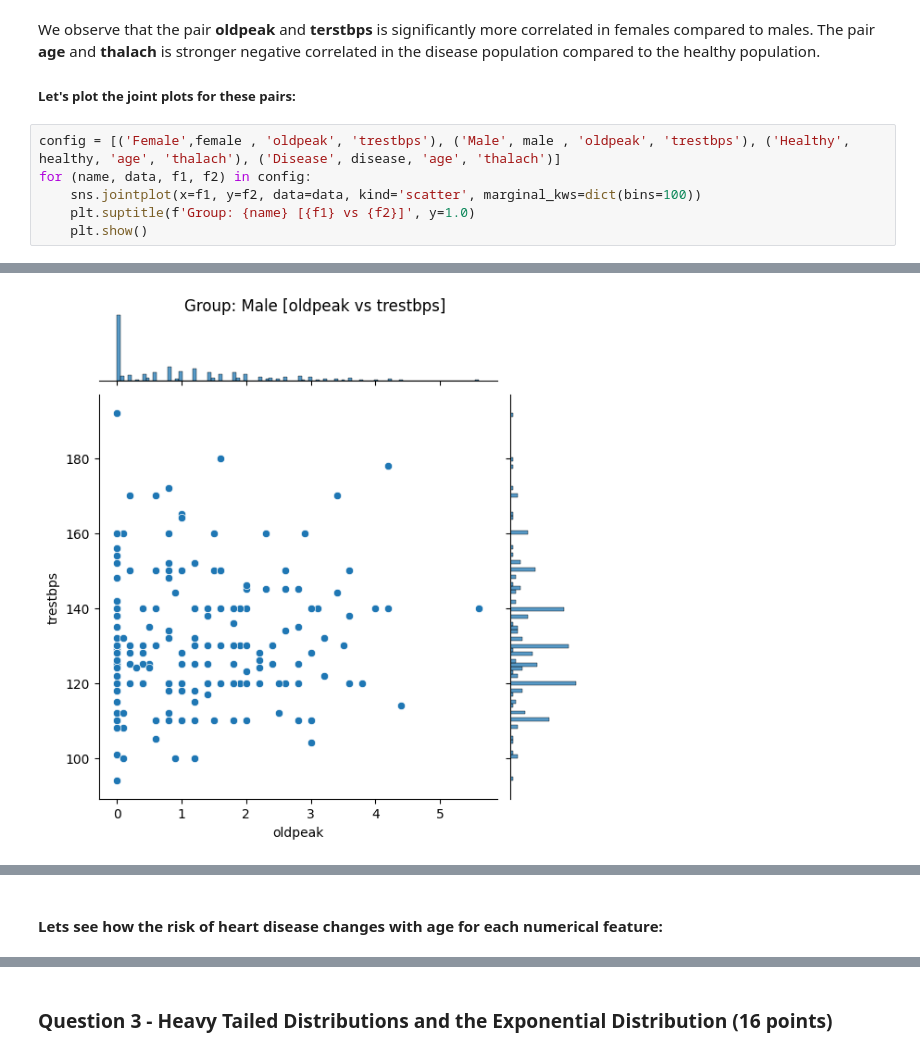
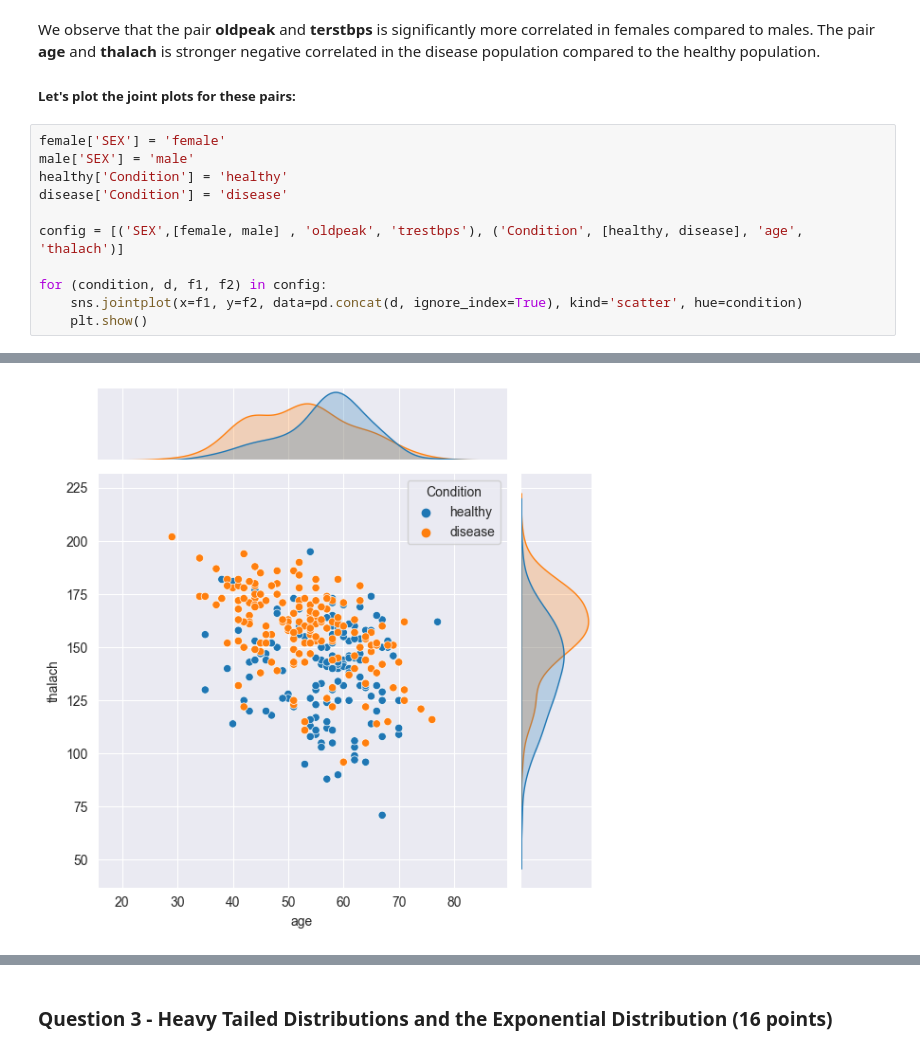
Before and after one commit to Shimon-ar/SNDA-tasks, a Jupyter notebook: tasks/hw3/HW3.ipynb, the cells around one changed output, grey strips where cells are left out. Saved outputs shown, nothing was run; the diff lists cells and outputs as text.

```diff
--- a/tasks/hw3/HW3.ipynb
+++ b/tasks/hw3/HW3.ipynb
@@ -343,9 +343,14 @@ plt.show()
  The pair **age** and **thalach** is stronger negative correlated in the disease population compared to the healthy population.
 ##### Let's plot the joint plots for these pairs:
 # %%
-config = [('Female',female , 'oldpeak', 'trestbps'), ('Male', male , 'oldpeak', 'trestbps'), ('Healthy', healthy, 'age', 'thalach'), ('Disease', disease, 'age', 'thalach')]
-for (name, data, f1, f2) in config:
-    sns.jointplot(x=f1, y=f2, data=data, kind='scatter', marginal_kws=dict(bins=100))
-    plt.suptitle(f'Group: {name} [{f1} vs {f2}]', y=1.0)
+female['SEX'] = 'female'
+male['SEX'] = 'male'
+healthy['Condition'] = 'healthy'
+disease['Condition'] = 'disease'
+
+config = [('SEX',[female, male] , 'oldpeak', 'trestbps'), ('Condition', [healthy, disease], 'age', 'thalach')]
+
+for (condition, d, f1, f2) in config:
+    sns.jointplot(x=f1, y=f2, data=pd.concat(d, ignore_index=True), kind='scatter', hue=condition)
     plt.show()
 # %% [output]
@@ -353 +358 @@ for (name, data, f1, f2) in config:
-[figure, old version]
+[figure, new version]
@@ -356,2 +358,0 @@ for (name, data, f1, f2) in config:
-# %% [markdown]
-#### Lets see how the risk of heart disease changes with age for each numerical feature:
```
Also changed, not shown: parts of 19 cells of this notebook.
